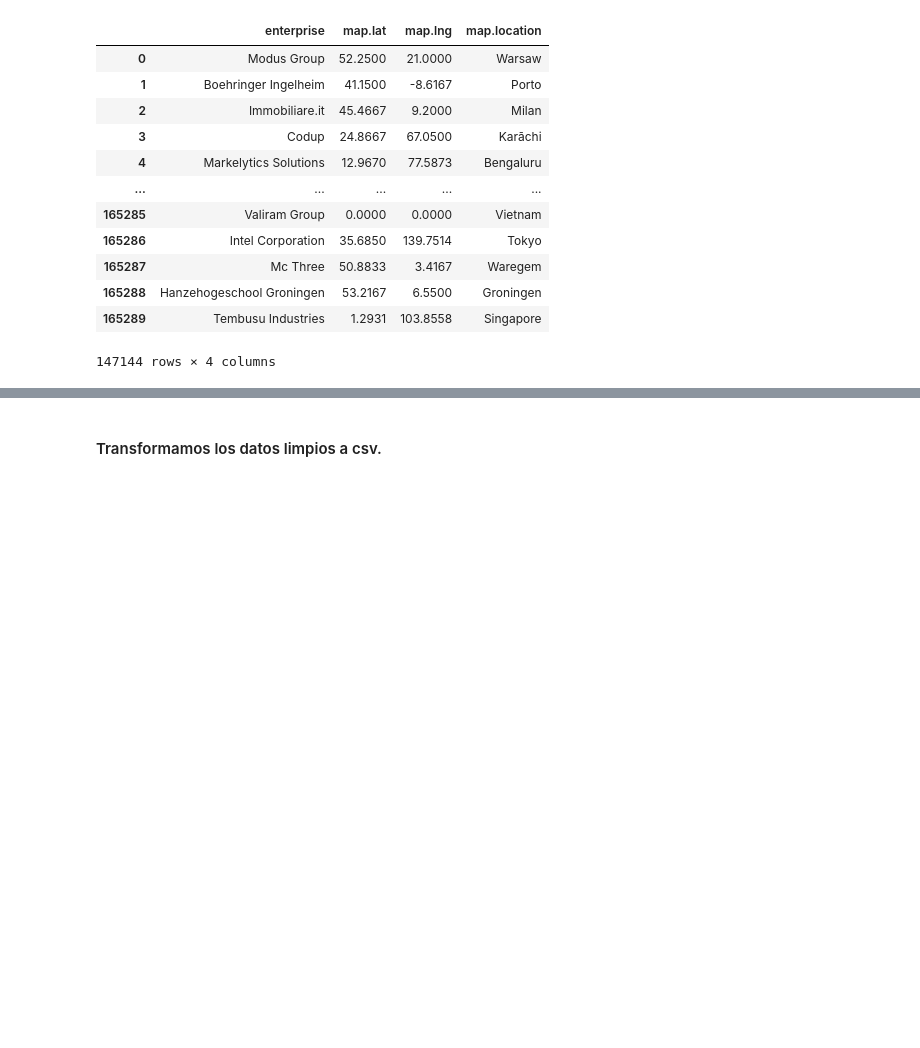
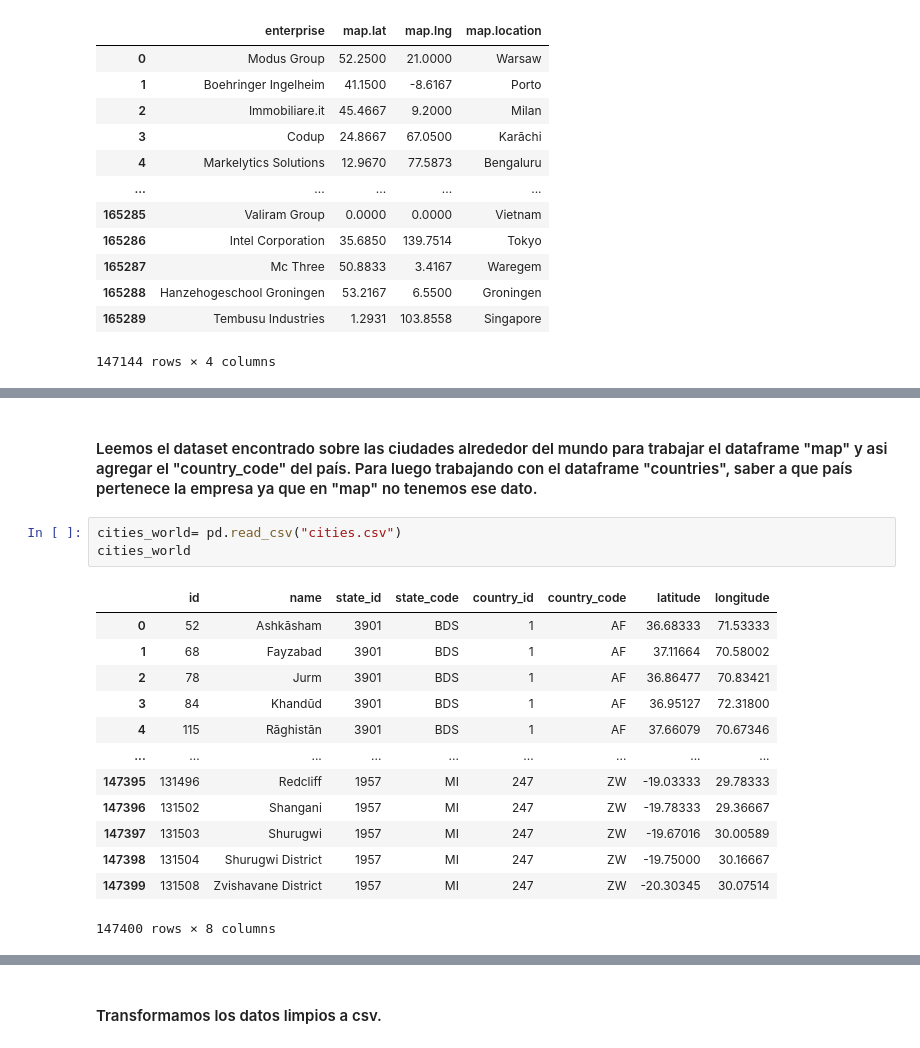
Before and after one commit to mayteet/ProyectoGrupal14MercadoLaboral, a Jupyter notebook: ETL _final.ipynb, the cells around one changed output, grey strips where cells are left out. Drawn from its saved outputs; the diff is of its cells as text; blank space fills up the shorter version.

```diff
--- a/ETL _final.ipynb
+++ b/ETL _final.ipynb
@@ -1091,0 +1443,19 @@ map
+# %% [markdown]
+#### Leemos el dataset encontrado sobre las ciudades alrededor del mundo para trabajar el dataframe "map" y asi agregar el "country_code" del país. Para luego trabajando con el dataframe "countries", saber a que país pertenece la empresa ya que en "map" no tenemos ese dato.
+# %%
+cities_world= pd.read_csv("cities.csv")
+cities_world
+# %% [output]
+|  | id | name | state_id | state_code | country_id | country_code | latitude | longitude |
+| 0 | 52 | Ashkāsham | 3901 | BDS | 1 | AF | 36.68333 | 71.53333 |
+| 1 | 68 | Fayzabad | 3901 | BDS | 1 | AF | 37.11664 | 70.58002 |
+| 2 | 78 | Jurm | 3901 | BDS | 1 | AF | 36.86477 | 70.83421 |
+| 3 | 84 | Khandūd | 3901 | BDS | 1 | AF | 36.95127 | 72.31800 |
+| 4 | 115 | Rāghistān | 3901 | BDS | 1 | AF | 37.66079 | 70.67346 |
+| ... | ... | ... | ... | ... | ... | ... | ... | ... |
+| 147395 | 131496 | Redcliff | 1957 | MI | 247 | ZW | -19.03333 | 29.78333 |
+| 147396 | 131502 | Shangani | 1957 | MI | 247 | ZW | -19.78333 | 29.36667 |
+| 147397 | 131503 | Shurugwi | 1957 | MI | 247 | ZW | -19.67016 | 30.00589 |
+| 147398 | 131504 | Shurugwi District | 1957 | MI | 247 | ZW | -19.75000 | 30.16667 |
+| 147399 | 131508 | Zvishavane District | 1957 | MI | 247 | ZW | -20.30345 | 30.07514 |
+147400 rows × 8 columns
```
Also changed, not shown: parts of 95 cells of this notebook.
